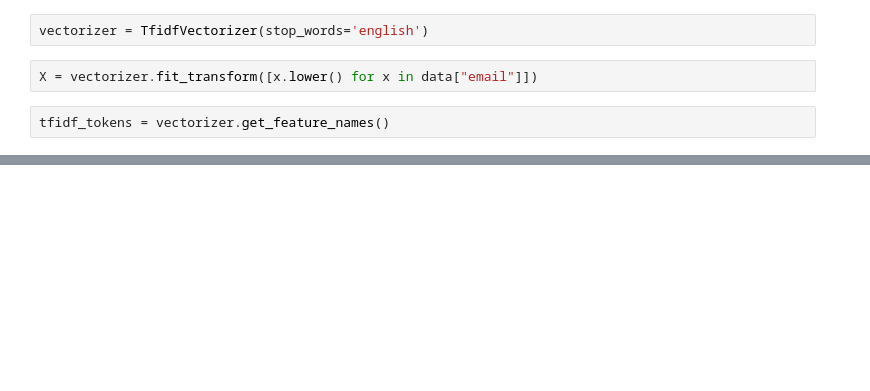
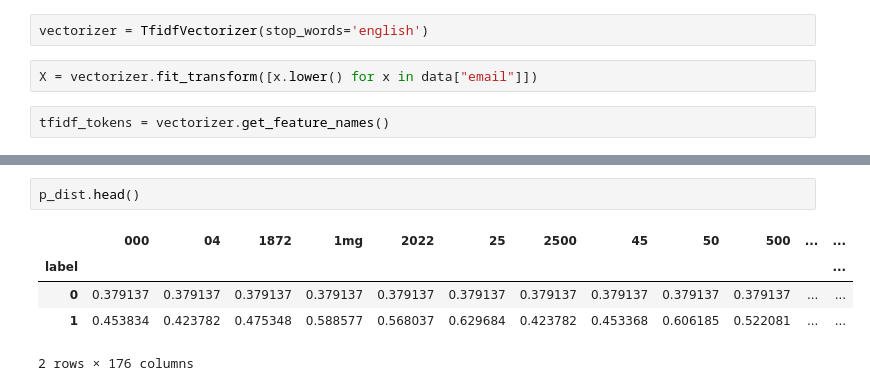
Before and after one commit to iamadityavishnu/spam-or-ham, a Jupyter notebook: spam or ham.ipynb, the cells around one changed output, grey strips where cells are left out. Cells and saved outputs as stored; diff of their text form; blank space fills up the shorter version.

```diff
--- a/spam or ham.ipynb
+++ b/spam or ham.ipynb
@@ -97,0 +128,8 @@ def NaiveBayes(email, p_ham, p_spam):
+# %%
+p_dist.head()
+# %% [output]
+|  | 000 | 04 | 1872 | 1mg | 2022 | 25 | 2500 | 45 | 50 | 500 | ... | ... |
+| label |  |  |  |  |  |  |  |  |  |  |  | ... |
+| 0 | 0.379137 | 0.379137 | 0.379137 | 0.379137 | 0.379137 | 0.379137 | 0.379137 | 0.379137 | 0.379137 | 0.379137 | ... | ... |
+| 1 | 0.453834 | 0.423782 | 0.475348 | 0.588577 | 0.568037 | 0.629684 | 0.423782 | 0.453368 | 0.606185 | 0.522081 | ... | ... |
+2 rows × 176 columns
```
Also changed, not shown: parts of 13 cells of this notebook.
